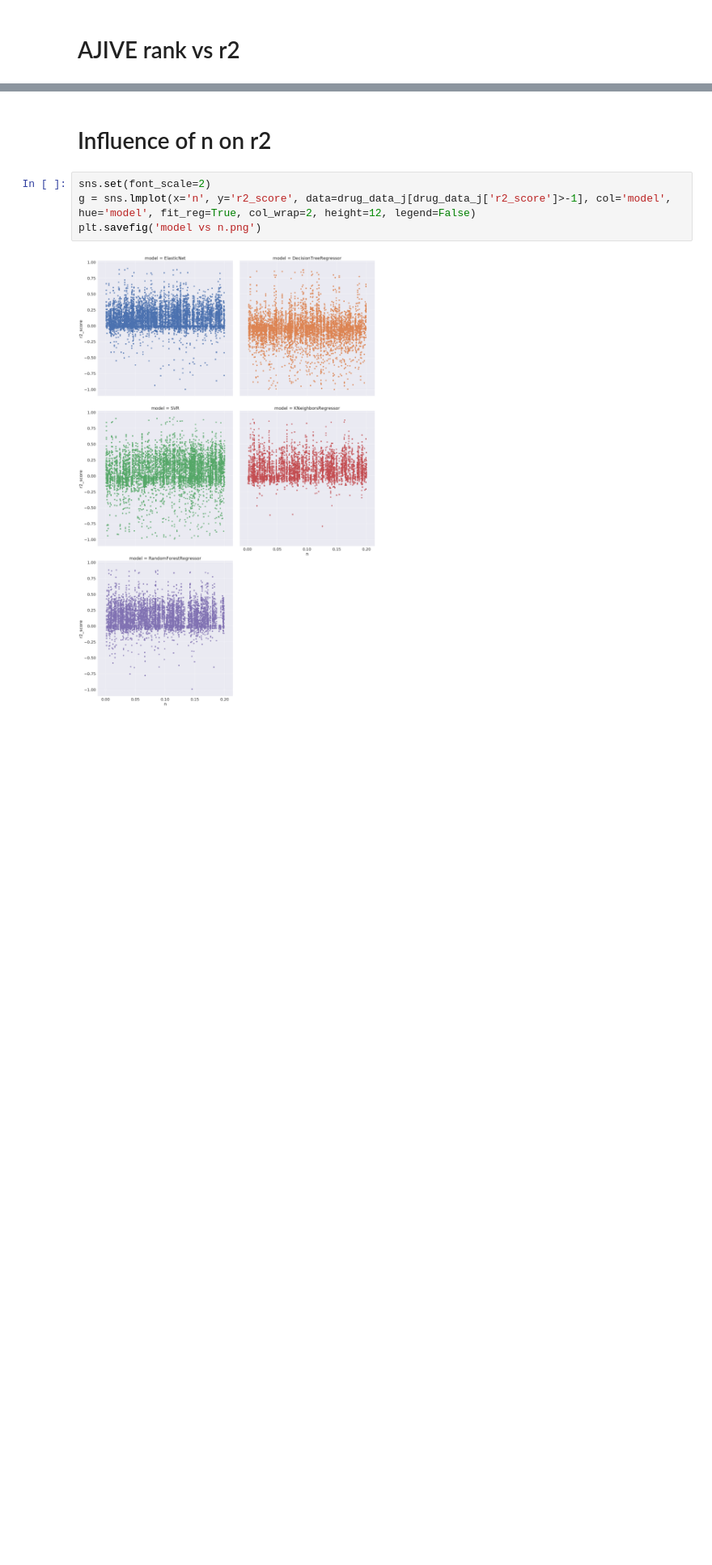
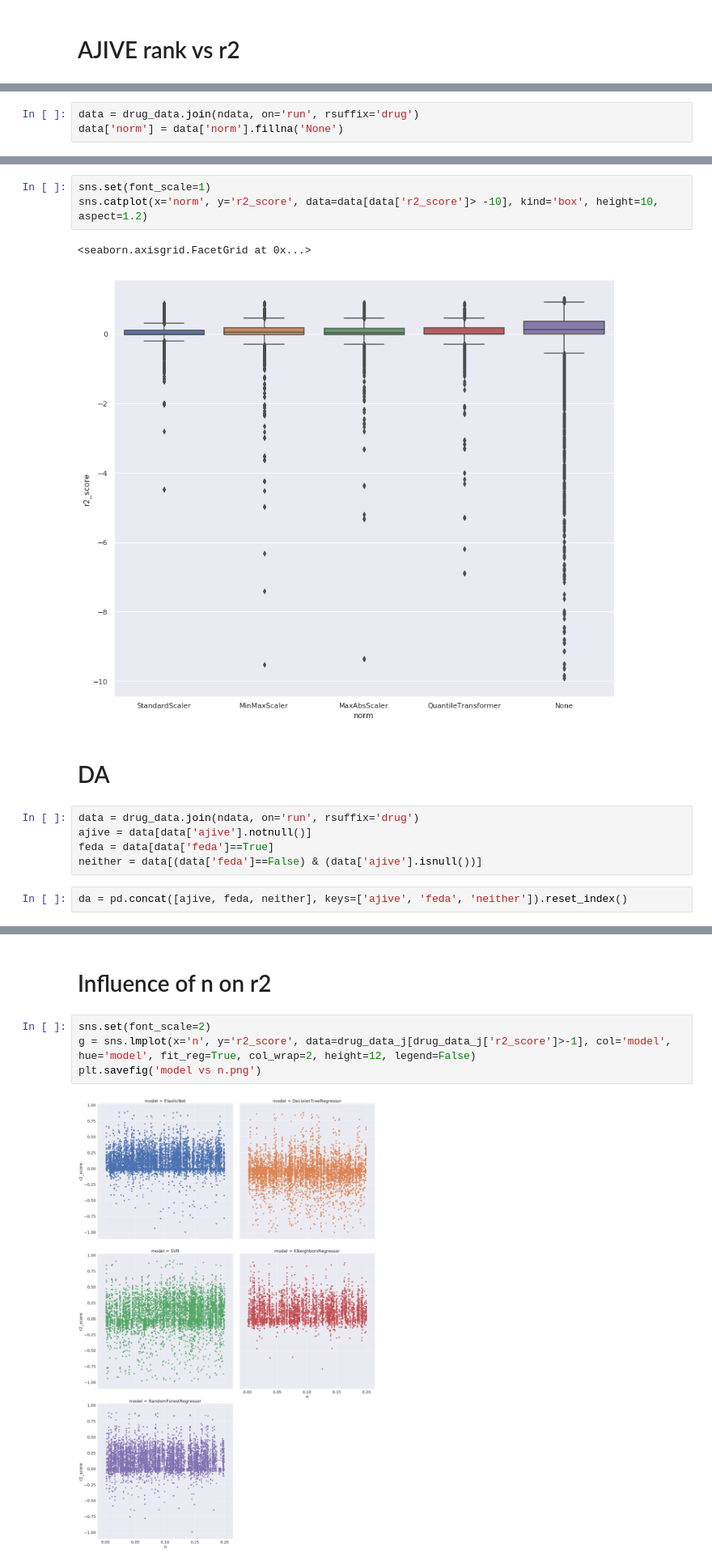
Before and after one commit to lucas-ubm/phc-data-pipeline, a Jupyter notebook: Analysis.ipynb, the cells around one changed output, grey strips where cells are left out. Shown at 81% size. Saved outputs shown, nothing was run; the diff lists cells and outputs as text; blank space fills up the shorter version.

```diff
--- a/Analysis.ipynb
+++ b/Analysis.ipynb
@@ -266,0 +292,3 @@ plt.savefig('Model type of drug.png')
+# %%
+data = drug_data.join(ndata, on='run', rsuffix='drug')
+data['norm'] = data['norm'].fillna('None')
@@ -266,0 +305,15 @@ plt.savefig('Model type of drug.png')
+# %%
+sns.set(font_scale=1)
+sns.catplot(x='norm', y='r2_score', data=data[data['r2_score']> -10], kind='box', height=10, aspect=1.2)
+# %% [output]
+<seaborn.axisgrid.FacetGrid at 0x...>
+[figure, added]
+# %% [markdown]
+# DA
+# %%
+data = drug_data.join(ndata, on='run', rsuffix='drug')
+ajive = data[data['ajive'].notnull()]
+feda = data[data['feda']==True]
+neither = data[(data['feda']==False) & (data['ajive'].isnull())]
+# %%
+da = pd.concat([ajive, feda, neither], keys=['ajive', 'feda', 'neither']).reset_index()
```
Also changed, not shown: parts of 37 cells of this notebook, 5 other files.
